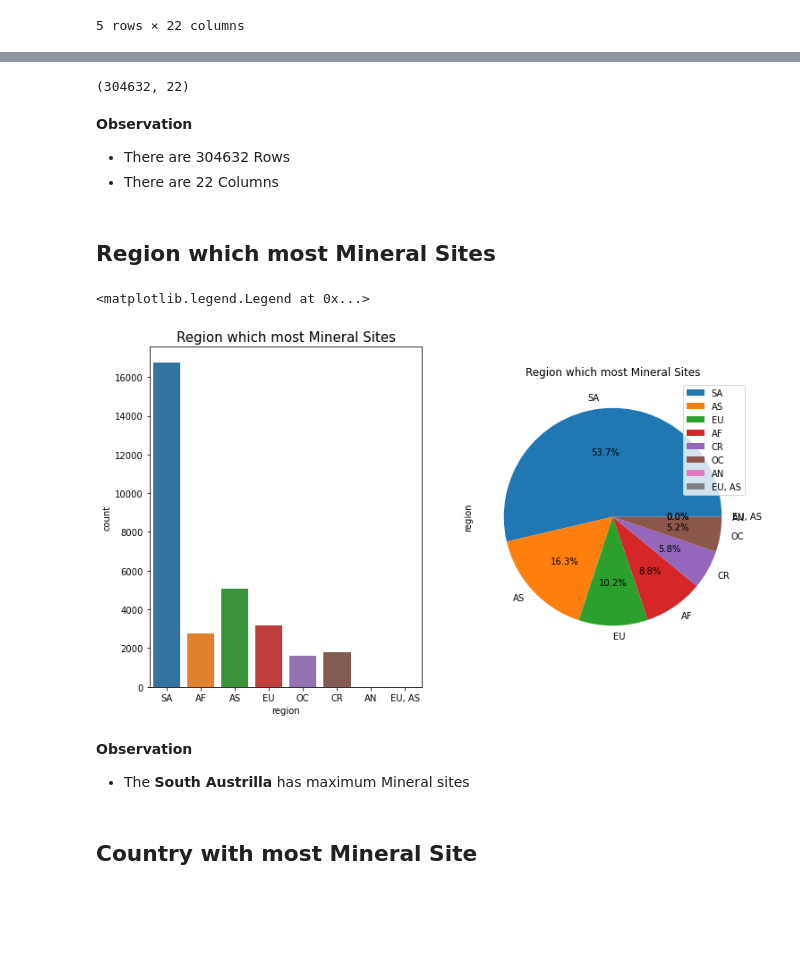
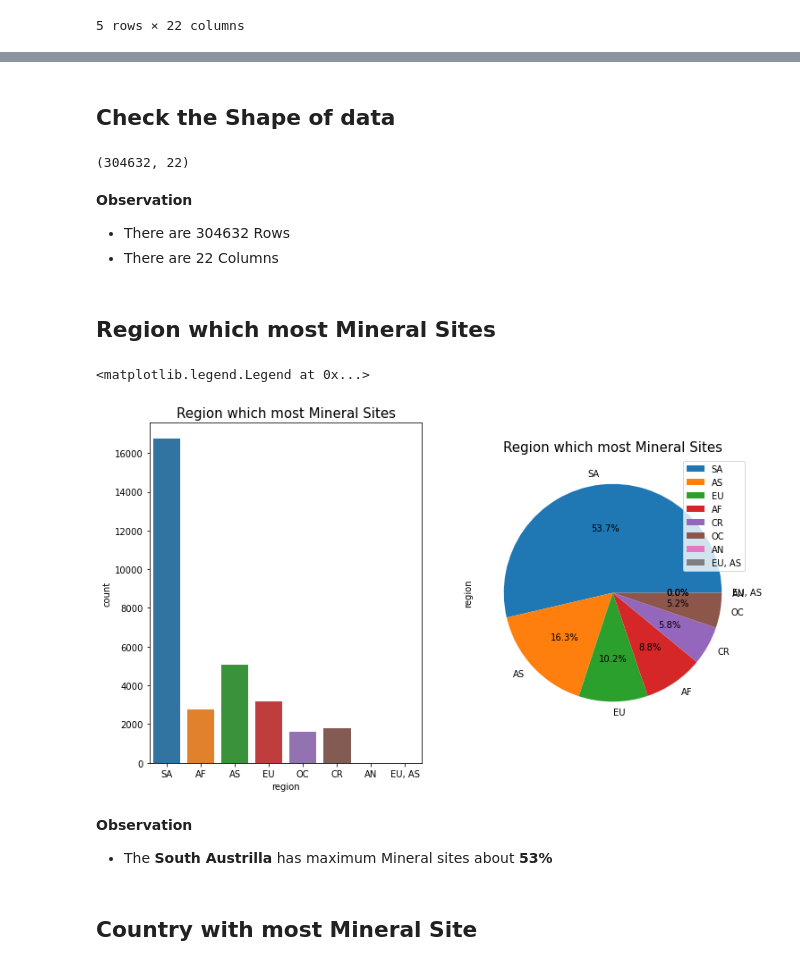
Before and after one commit to Sialsanwal/Data-Science, a Jupyter notebook: Exploratory Data Analysis (EDA)/Mineral ores around the world.ipynb, the cells around one changed output, grey strips where cells are left out. Saved outputs shown, nothing was run; the diff lists cells and outputs as text; code cells hidden in the pictures; blank space fills up the shorter version.

```diff
--- a/Exploratory Data Analysis (EDA)/Mineral ores around the world.ipynb
+++ b/Exploratory Data Analysis (EDA)/Mineral ores around the world.ipynb
@@ -27,30 +25,32 @@ df.head()
+# %% [markdown]
+## Check the Shape of data
 # %%
 df.shape
 # %% [output]
 (304632, 22)
-# %% [markdown]
-**Observation**
-- There are 304632 Rows
-- There are 22 Columns
+# %% [markdown]
+**Observation**
+- There are 304632 Rows
+- There are 22 Columns
 # %% [markdown]
 ## Region which most Mineral Sites
 # %%
 plt.figure(figsize=(12,7))
 plt.subplot(1,2,1)
 sns.countplot(data=df,x=df['region'])
 plt.title("Region which most Mineral Sites",fontsize=15)
 
 plt.subplot(1,2,2)
 df.region.value_counts().plot(kind='pie',autopct='%.1f%%')
 #plt.figure(figsize=(12,6))
-plt.title("Region which most Mineral Sites")
+plt.title("Region which most Mineral Sites",fontsize=15)
 plt.legend(loc=0)
 # %% [output]
 <matplotlib.legend.Legend at 0x...>
-[figure, old version]
+[figure, new version]
 # %% [markdown]
 **Observation**
-- The **South Austrilla** has maximum Mineral sites
+- The **South Austrilla** has maximum Mineral sites about **53%**
 # %% [markdown]
 ## Country with most Mineral Site
 # %%
```
Also changed, not shown: parts of 9 cells of this notebook.
